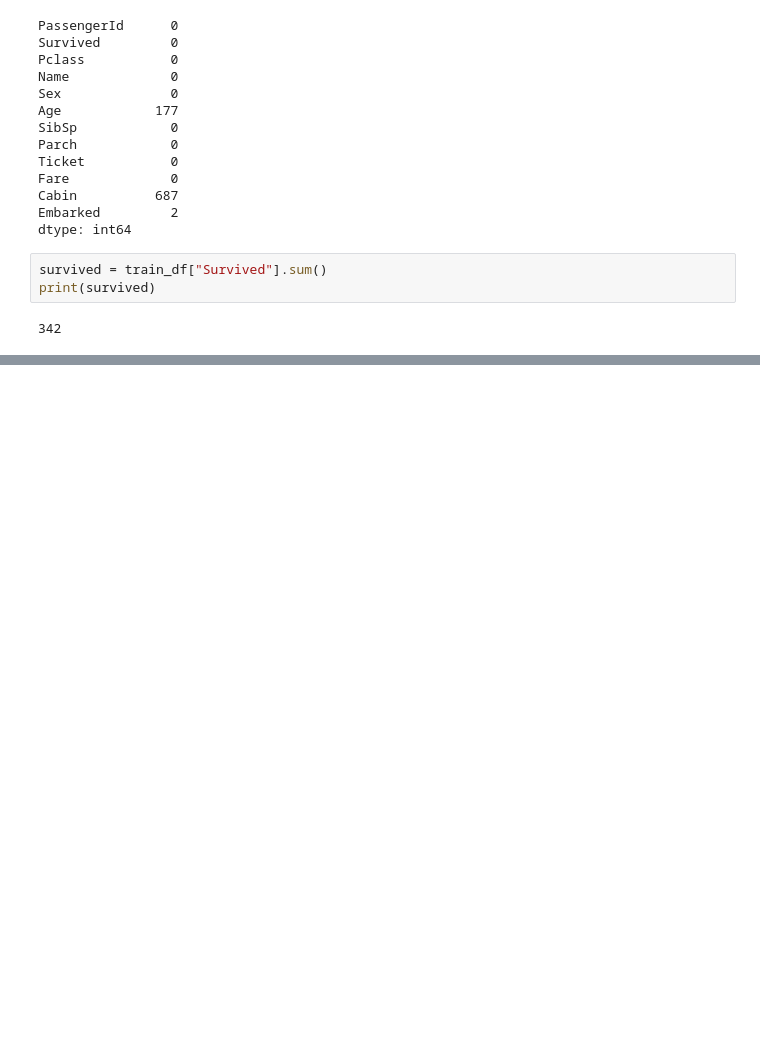
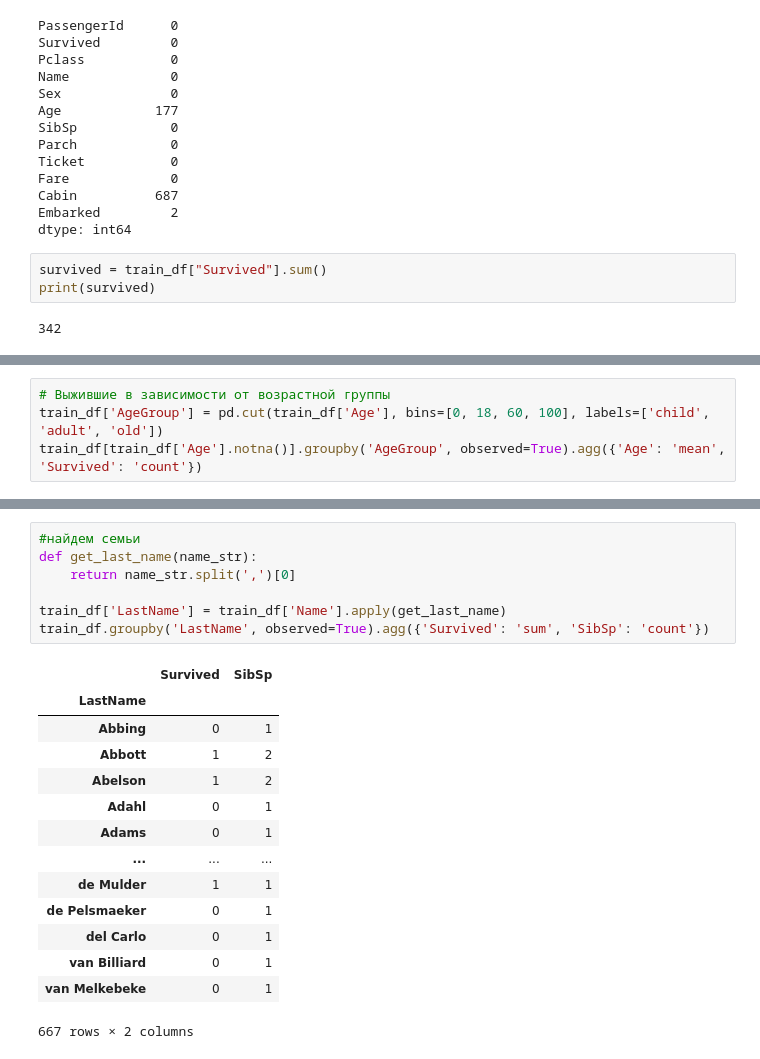
Before and after one commit to slayer-joe/TMSds, a Jupyter notebook: les08/HW08.ipynb, the cells around one changed output, grey strips where cells are left out. Cells and saved outputs as stored; diff of their text form; blank space fills up the shorter version.

```diff
--- a/les08/HW08.ipynb
+++ b/les08/HW08.ipynb
@@ -108,0 +117,4 @@ print(survived)
+# %%
+# Выжившие в зависимости от возрастной группы
+train_df['AgeGroup'] = pd.cut(train_df['Age'], bins=[0, 18, 60, 100], labels=['child', 'adult', 'old'])
+train_df[train_df['Age'].notna()].groupby('AgeGroup', observed=True).agg({'Age': 'mean', 'Survived': 'count'})
@@ -108,0 +145,22 @@ print(survived)
+# %%
+#найдем семьи
+def get_last_name(name_str):
+    return name_str.split(',')[0]
+
+train_df['LastName'] = train_df['Name'].apply(get_last_name)
+train_df.groupby('LastName', observed=True).agg({'Survived': 'sum', 'SibSp': 'count'})
+# %% [output]
+|  | Survived | SibSp |
+| LastName |  |  |
+| Abbing | 0 | 1 |
+| Abbott | 1 | 2 |
+| Abelson | 1 | 2 |
+| Adahl | 0 | 1 |
+| Adams | 0 | 1 |
+| ... | ... | ... |
+| de Mulder | 1 | 1 |
+| de Pelsmaeker | 0 | 1 |
+| del Carlo | 0 | 1 |
+| van Billiard | 0 | 1 |
+| van Melkebeke | 0 | 1 |
+667 rows × 2 columns
```
Also changed, not shown: parts of 4 cells of this notebook.
